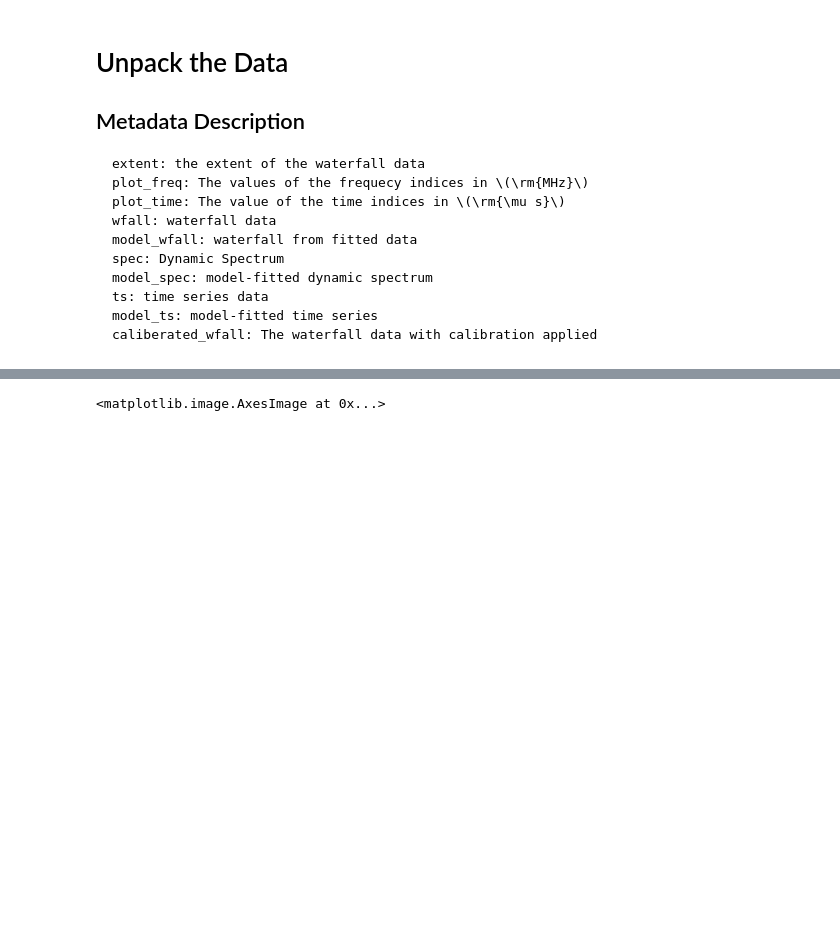
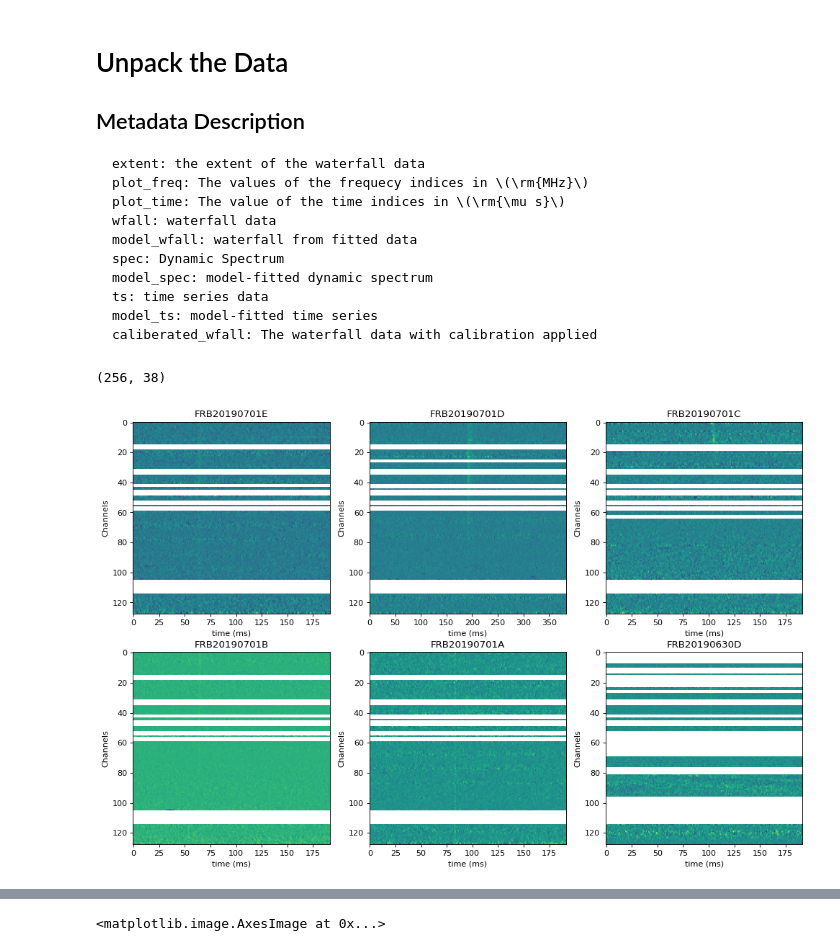
Before and after one commit to barauna-lo/FastRadioBurst_Lab, a Jupyter notebook: CHIME_FRB_Waterfall_Plot.ipynb, the cells around one changed output, grey strips where cells are left out. Drawn from its saved outputs; the diff is of its cells as text; code cells hidden in the pictures; blank space fills up the shorter version.

```diff
--- a/CHIME_FRB_Waterfall_Plot.ipynb
+++ b/CHIME_FRB_Waterfall_Plot.ipynb
@@ -46,3 +40,6 @@ files = ['https://www.cadc-ccda.hia-iha.nrc-cnrc.gc.ca/files/vault/AstroDataCita
+# %%
+#Downloading with `files` url
+for i in range(len(files)): gdown.download(files[i])
 # %% [markdown]
 # Unpack the Data
 
@@ -59,7 +56,7 @@ files = ['https://www.cadc-ccda.hia-iha.nrc-cnrc.gc.ca/files/vault/AstroDataCita
     model_ts: model-fitted time series
     caliberated_wfall: The waterfall data with calibration applied
 # %%
-names, file_name = [],[]
-for i in range(len(files)):
-  names.append(files[i][-25:-13])
-  file_name.append(files[i][-25:])
+# Definindo vetor vazio
+file_name = [],[]
+# Alocando o nome dos arquivos que foram baixado
+for i in range(len(files)): file_name.append(files[i][-25:])
@@ -68,4 +63,6 @@ data = h5py.File(file_name[0], "r")
 # %%
+#Redind and alocatind data
+
 wfalls = []
 model_specs = []
 eventnames = []
@@ -86,8 +83,6 @@ cal_wfalls = []
 
 
 for i in range(len(file_name)):
-  wfalls.append(     h5py.File(file_name[i], "r")["frb"]["wfall"][:])
-  model_specs.append(h5py.File(file_name[i], "r")["frb"]["model_spec"][:])
   eventnames.append( h5py.File(file_name[i], "r")["frb"].attrs["tns_name"].decode())
   wfalls.append(     h5py.File(file_name[i], "r")["frb"]["wfall"][:])
   model_wfalls.append(h5py.File(file_name[i], "r")["frb"]["model_wfall"][:])
@@ -110,3 +107,22 @@ def bin_freq_channels(data, fbin_factor=4):
         raise ValueError("frequency binning factor `fbin_factor` should be even")
     data = np.nanmean(data.reshape((num_chan // fbin_factor, fbin_factor) + data.shape[1:]), axis=1)
     return data
+# %%
+x.shape
+# %% [output]
+(256, 38)
+# %%
+#Ploting FRBS Waterfall
+n_rows, n_collums = 3,3
+bins = 128
+plt.figure(figsize=(15,15),dpi=80)
+for i in range(len(files)):
+  x = bin_freq_channels(cal_wfalls[i],bins)
+  plt.subplot(n_rows,n_collums,i+1)
+  plt.imshow(x, aspect="auto")
+  plt.title(eventnames[i])
+  plt.ylabel('Channels')
+  plt.xlabel('time (ms)')
+  #plt.yticks(400, 500, 600, 700, 800])
+# %% [output]
+[figure, added]
```
Also changed, not shown: parts of 16 cells of this notebook.
